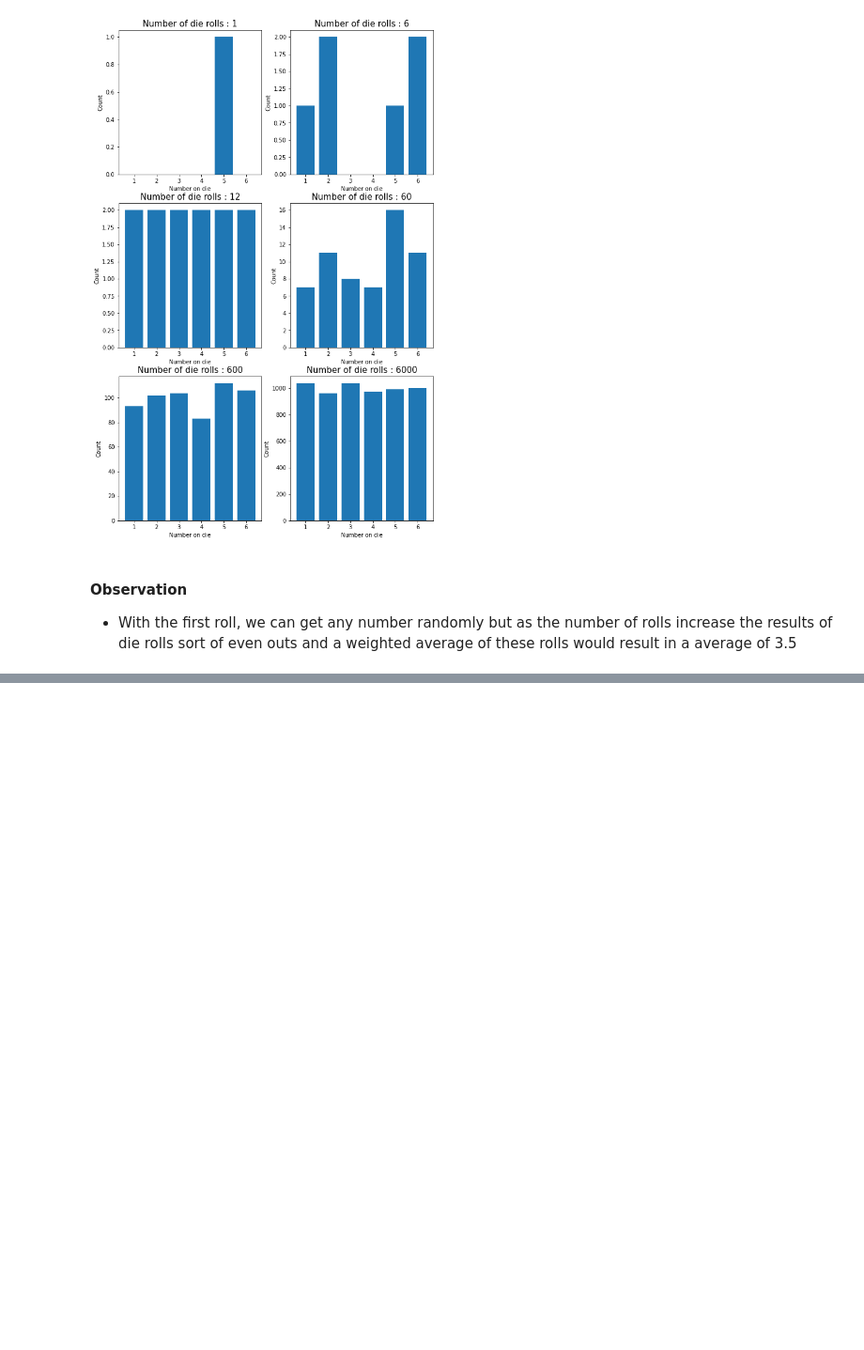
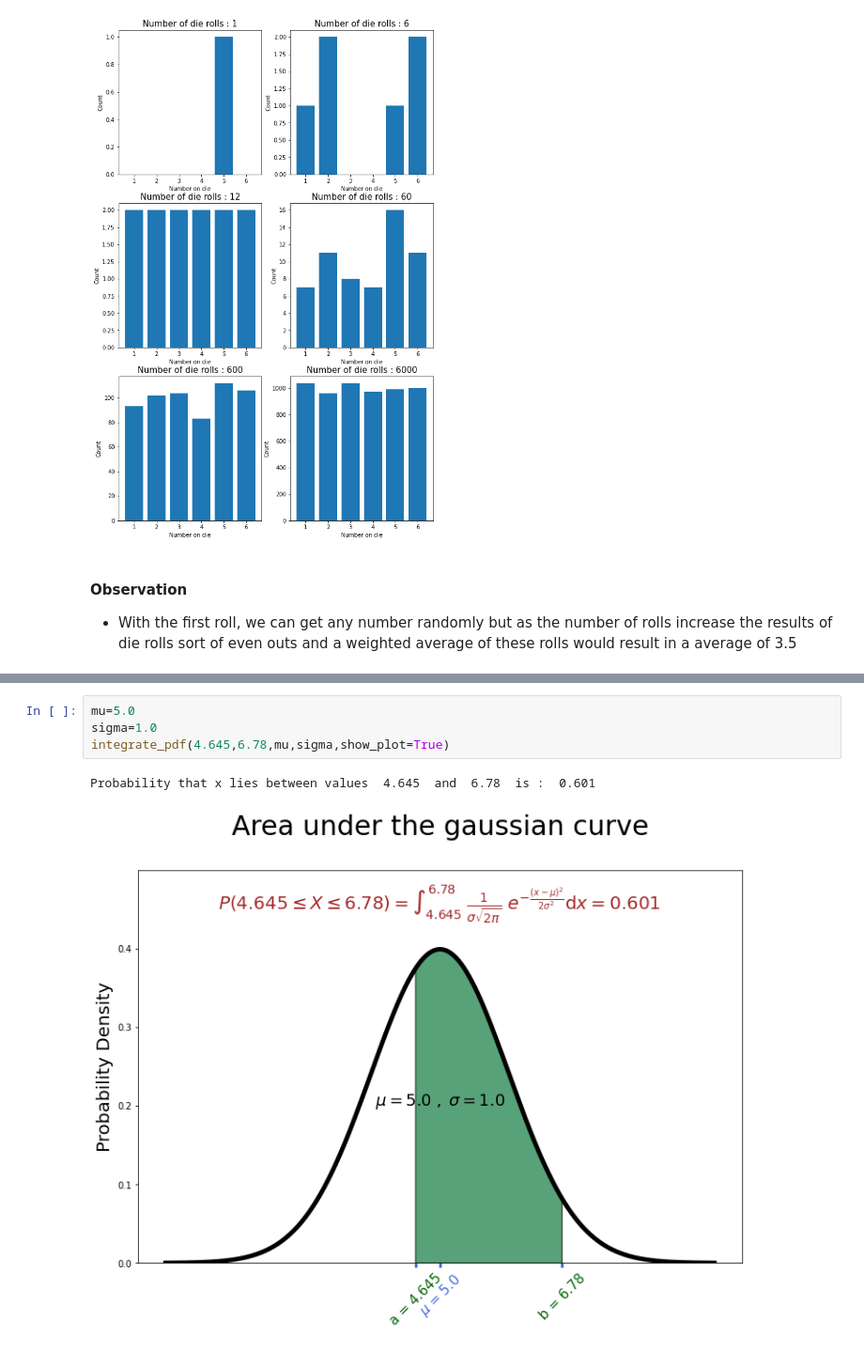
Before and after one commit to RaviBansal7717/data_and_sampling, a Jupyter notebook: 2_Data_and_Sampling_Distribution.ipynb, the cells around one changed output, grey strips where cells are left out. Shown: that part at 94% size. Saved outputs shown, nothing was run; the diff lists cells and outputs as text; blank space fills up the shorter version.

Commit message:
added conclusion and gaussian area visualization script

```diff
--- a/Notebook.ipynb
+++ b/2_Data_and_Sampling_Distribution.ipynb
@@ -1307,0 +1404,7 @@ plt.show()
+# %%
+mu=5.0
+sigma=1.0
+integrate_pdf(4.645,6.78,mu,sigma,show_plot=True)
+# %% [output]
+Probability that x lies between values  4.645  and  6.78  is :  0.601
+[figure, added]
```
Also changed, not shown: parts of 27 cells of this notebook.
